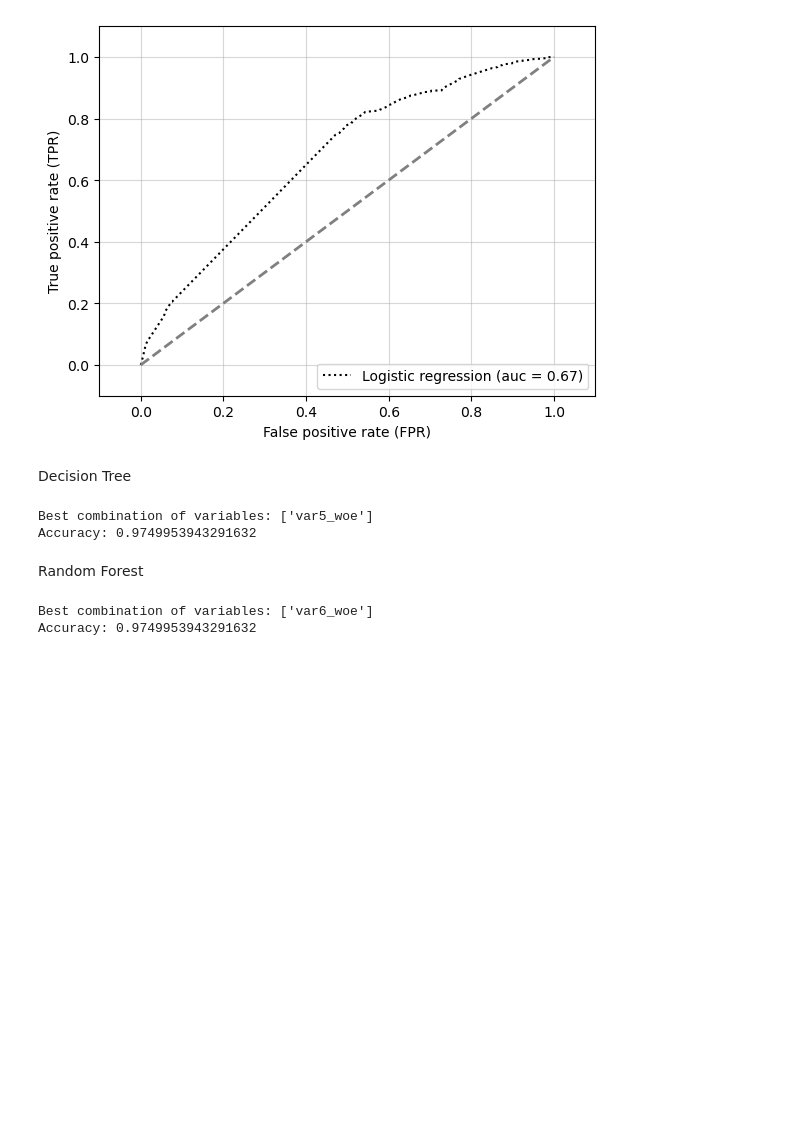
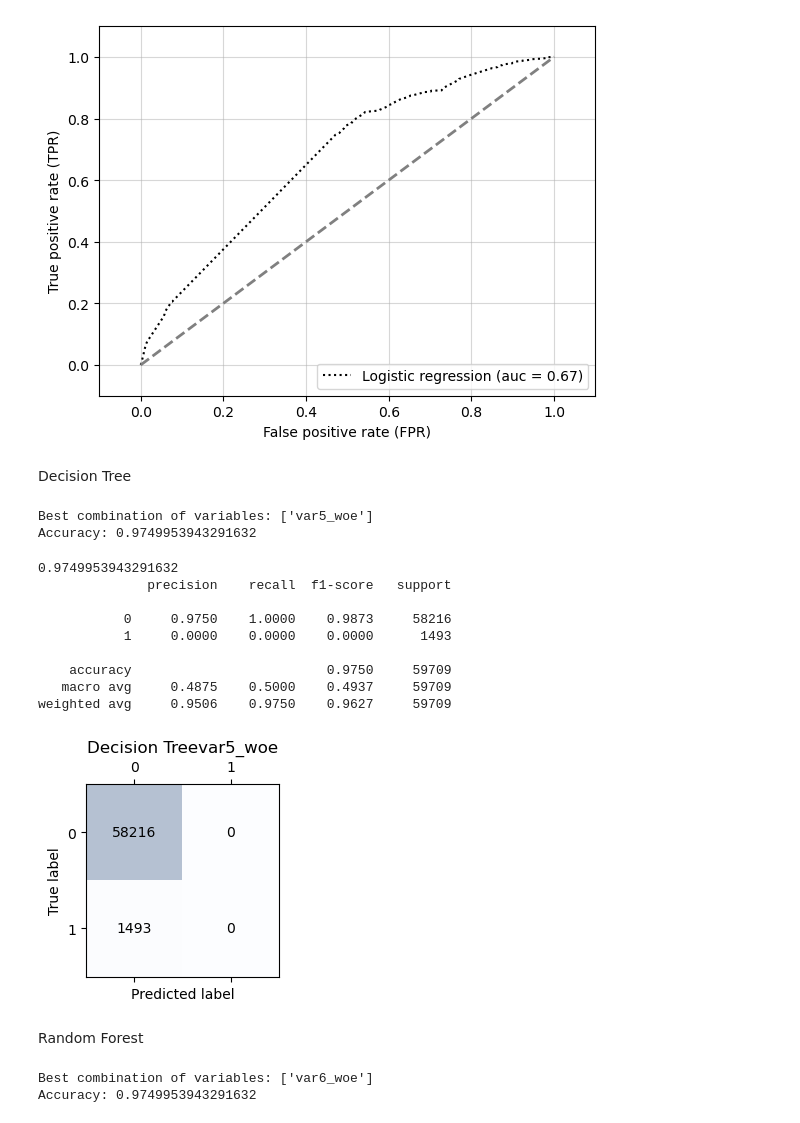
Before and after one commit to martinbandung/2023_MLF_Project, a Jupyter notebook: CS-1st trial.ipynb, the cells around one changed output. Saved outputs shown, nothing was run; the diff lists cells and outputs as text; code cells hidden in the pictures; blank space fills up the shorter version.

```diff
--- a/CS-1st trial.ipynb
+++ b/CS-1st trial.ipynb
@@ -507,32 +507,45 @@ print(gs_dt.best_score_)
 print(gs_dt.best_params_)
 # %%
 from sklearn.metrics import classification_report, confusion_matrix
+from sklearn.tree import DecisionTreeClassifier
+import matplotlib.pyplot as plt
 import warnings
 warnings.filterwarnings('ignore')
 
-clf = DecisionTreeClassifier(criterion='gini',
-                                    max_depth=4,
-                                    random_state=1)
+listfeature=['var5_woe']
 
-clf.fit(X_train, y_train)
+clf = DecisionTreeClassifier(max_depth=3, random_state=1)
 
-print(clf.score(X_test,y_test))
-print(classification_report(y_test, clf.predict(X_test),digits=4))
+clf.fit(X_train[listfeature], y_train)
 
-confmat = confusion_matrix(y_test, clf.predict(X_test))
+print(clf.score(X_test[listfeature], y_test))
+print(classification_report(y_test, clf.predict(X_test[listfeature]), digits=4))
+
+confmat = confusion_matrix(y_test, clf.predict(X_test[listfeature]))
 
 fig, ax = plt.subplots(figsize=(2.5, 2.5))
 ax.matshow(confmat, cmap=plt.cm.Blues, alpha=0.3)
 for i in range(confmat.shape[0]):
     for j in range(confmat.shape[1]):
         ax.text(x=j, y=i, s=confmat[i, j], va='center', ha='center')
 
 plt.xlabel('Predicted label')
 plt.ylabel('True label')
 
-plt.title('DT')
+plt.title('Decision Tree' + ''.join(listfeature))
 
 plt.show()
+# %% [output]
+0.9749953943291632
+              precision    recall  f1-score   support
+
+           0     0.9750    1.0000    0.9873     58216
+           1     0.0000    0.0000    0.0000      1493
+
+    accuracy                         0.9750     59709
+   macro avg     0.4875    0.5000    0.4937     59709
+weighted avg     0.9506    0.9750    0.9627     59709
+[figure, added]
 # %%
 from sklearn.metrics import roc_curve
 from sklearn.metrics import classification_report, confusion_matrix
```
Also changed, not shown: parts of 2 cells of this notebook.
